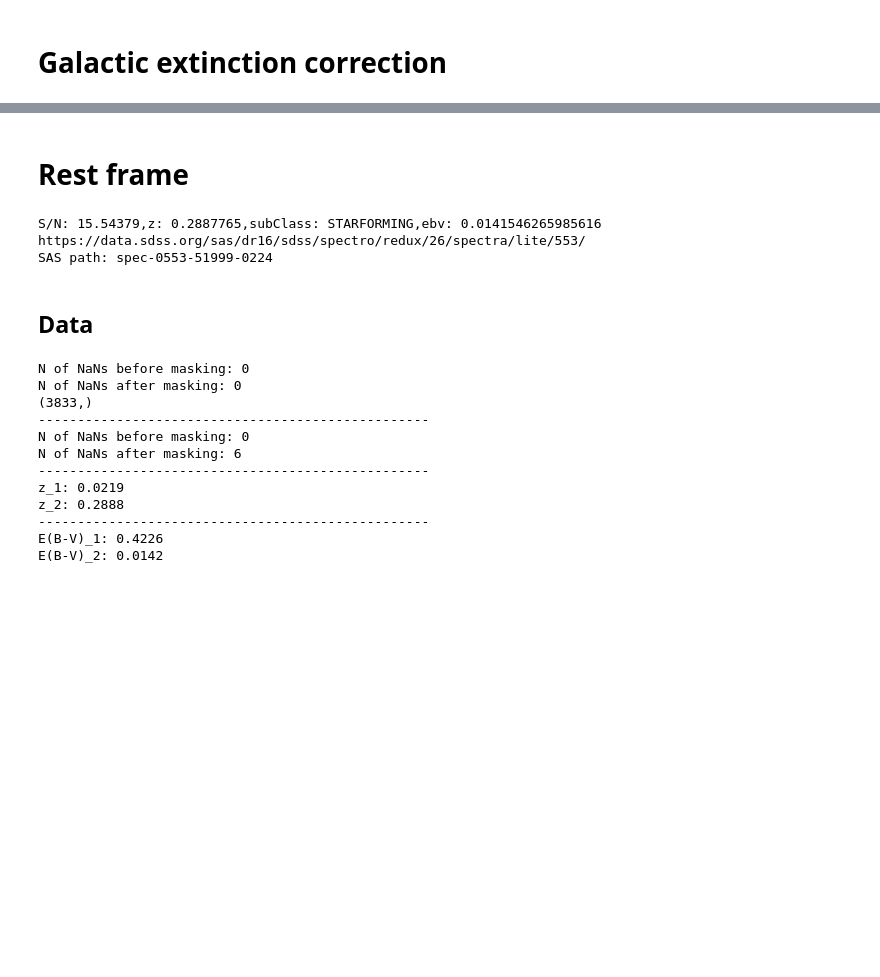
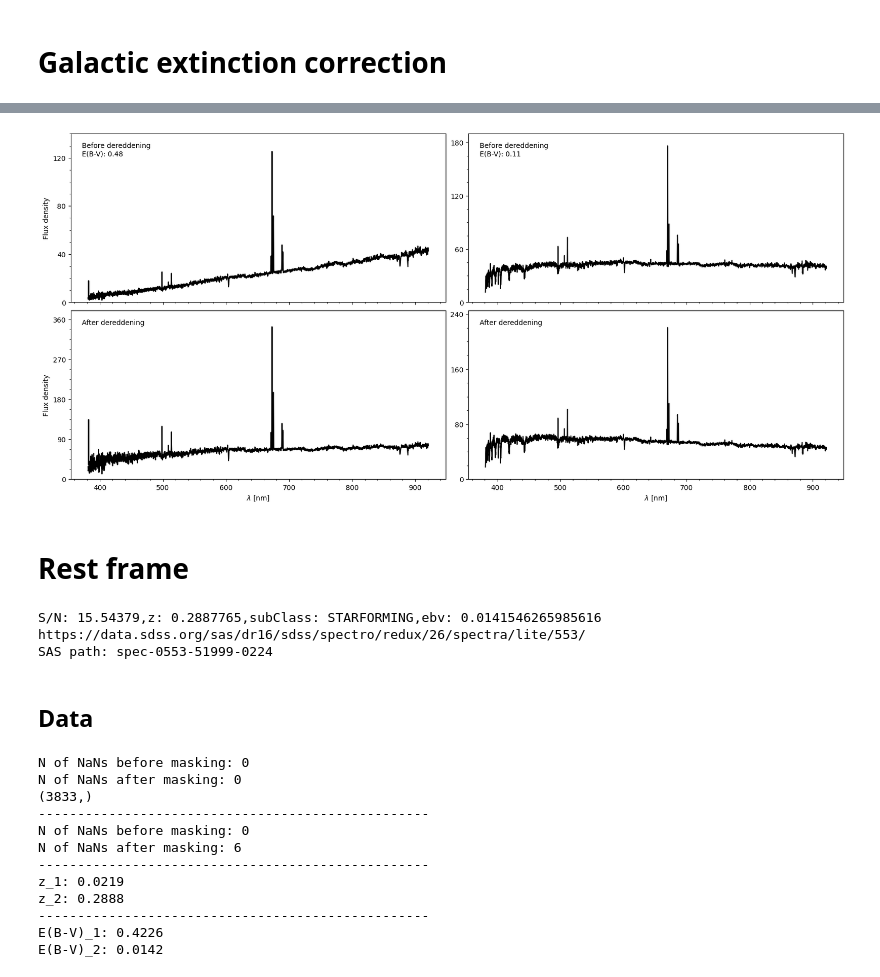
Before and after one commit to ed-ortizm/sdss, a Jupyter notebook: data_prep_illustrations/02_data_prep.ipynb, the cells around one changed output, grey strips where cells are left out. Cells and saved outputs as stored; diff of their text form; code cells hidden in the pictures; blank space fills up the shorter version.

```diff
--- a/data_prep_illustrations/02_data_prep.ipynb
+++ b/data_prep_illustrations/02_data_prep.ipynb
@@ -705,8 +728,8 @@ N of NaNs after uncertainty masking: 261
 # Find large 'ebv'
 sf_mask = drop_meta_data_df['subClass'] == 'STARFORMING'
 cols = [
-    'mjd', 'plate', 'fiberid', 'run2d', 'ra', 'dec',
-    'snMedian', 'ebv', 'z', 'subClass'
+    'mjd', 'plate', 'fiberid', 'run2d',
+    'snMedian', 'z', 'ra', 'dec', 'ebv', 'subClass'
 ]
-ebv_df = drop_meta_data_df.loc[sf_mask, cols].sort_values(by='ebv', ascending=False).copy()
-ebv_df.head()
+
+ebv_sf_03_df = bin_03_df.loc[sf_mask, cols].sort_values(by='ebv', ascending=False).copy()
@@ -862,3 +853,86 @@ E(B-V): 0.4226
+# %%
+# -------------------------------------------------
+fig, axs = plt.subplots(
+    2, 2,
+    figsize=(20, 9),
+    sharex=True,
+)
+# -------------------------------------------------
+y_label = 'Flux density'
+# -------------------------------------------------
+# ------------------- High EBV --------------------
+axs[0, 0].plot(high_ebv_raw_wave_nm, high_ebv_flux_noise_masking, color='black')
+
+axs[0, 0].text(
+    0.03, 0.95,
+    f'Before dereddening\nE(B-V): {high_ebv:.2f}',
+    transform=axs[0, 0].transAxes,
+    # fontsize=14,
+    verticalalignment='top',
+    # fontweight='bold'
+)
+axs[0, 0].set_ylim(0, 140)
+ticks = [0, 40, 80, 120]
+axs[0, 0].set_yticks(ticks)
+axs[0, 0].set_ylabel(y_label)
+# -------------------------------------------------
+axs[1, 0].plot(high_ebv_raw_wave_nm, high_ebv_dered_flux, color='black')
+axs[1, 0].text(
+    0.03, 0.95,
+    f'After dereddening',
+    transform=axs[1,0].transAxes,
+    # fontsize=14,
+    verticalalignment='top',
+    # fontweight='bold'
+)
+axs[1, 0].set_ylim(0, 380)
+ticks = [0, 90, 180, 270, 360]
+axs[1, 0].set_yticks(ticks)
+axs[1, 0].set_ylabel(y_label)
+# ------------------- Low EBV --------------------
+axs[0, 1].plot(low_ebv_raw_wave_nm, low_ebv_flux_noise_masking, color='black')
+
+axs[0, 1].text(
+    0.03, 0.95,
+    f'Before dereddening\nE(B-V): {low_ebv:.2f}',
+    transform=axs[0, 1].transAxes,
+    # fontsize=14,
+    verticalalignment='top',
+    # fontweight='bold'
+)
+axs[0, 1].set_ylim(0, 190)
+ticks = [0, 60, 120, 180]
+axs[0, 1].set_yticks(ticks)
+# -------------------------------------------------
+axs[1, 1].plot(low_ebv_raw_wave_nm, low_ebv_dered_flux, color='black')
+axs[1, 1].text(
+    0.03, 0.95,
+    f'After dereddening',
+    transform=axs[1,1].transAxes,
+    # fontsize=14,
+    verticalalignment='top',
+    # fontweight='bold'
+)
+axs[1, 1].set_ylim(0, 245)
+ticks = [0, 80, 160, 240]
+axs[1, 1].set_yticks(ticks)
+# -------------------------------------------------
+axs[-1, 0].set_xlabel(r"$\lambda$ [nm]")
+axs[-1, 1].set_xlabel(r"$\lambda$ [nm]")
+#
+for ax in axs.flatten(): ax.minorticks_on()
+
+# adjust vertical space
+plt.subplots_adjust(
+    hspace=0.05,
+    wspace=0.06
+)
+fig.savefig(
+    f"{ch_3_dir}/gal_ext_correction.pdf",
+    bbox_inches='tight'
+)
+# %% [output]
+[figure, added]
 # %% [markdown]
 # Rest frame
 # %%
```
Also changed, not shown: parts of 13 cells of this notebook.
